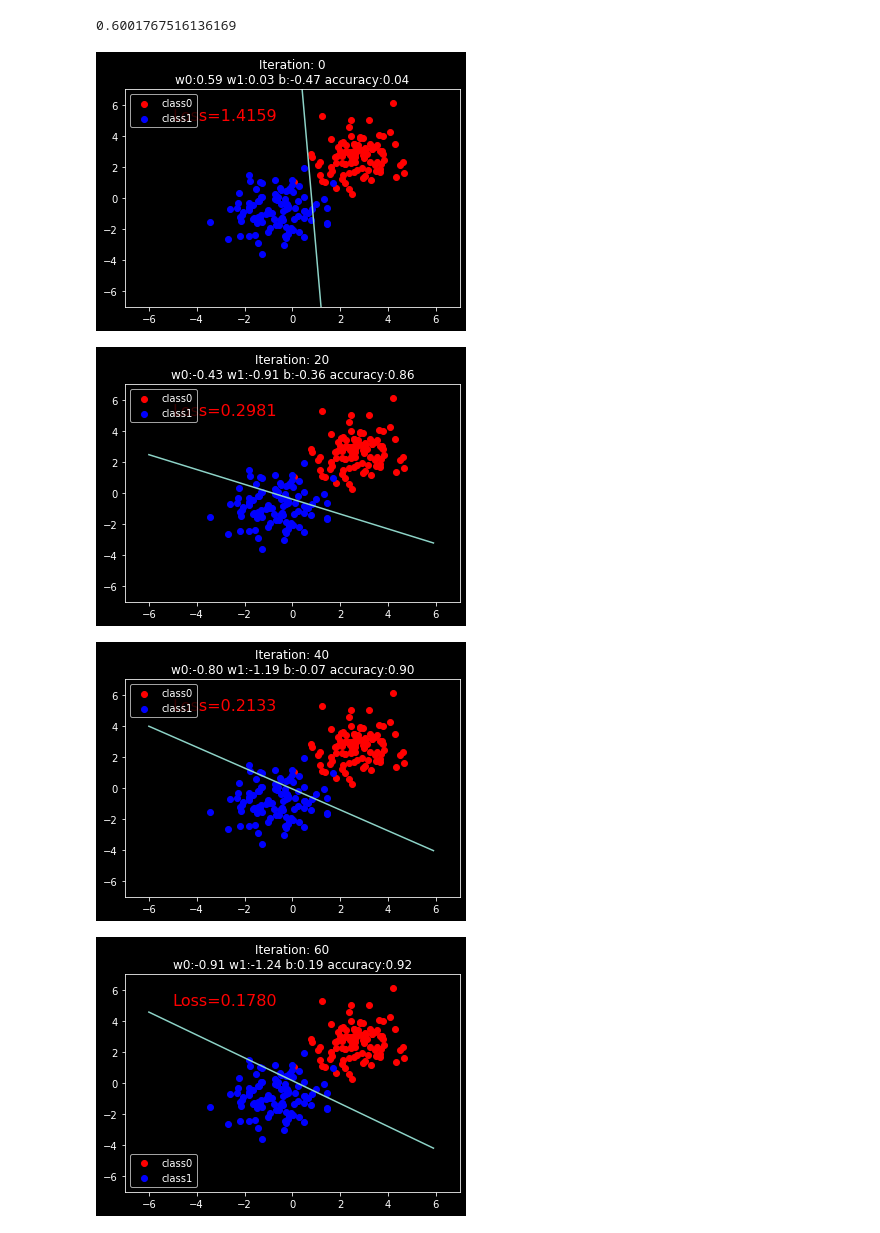
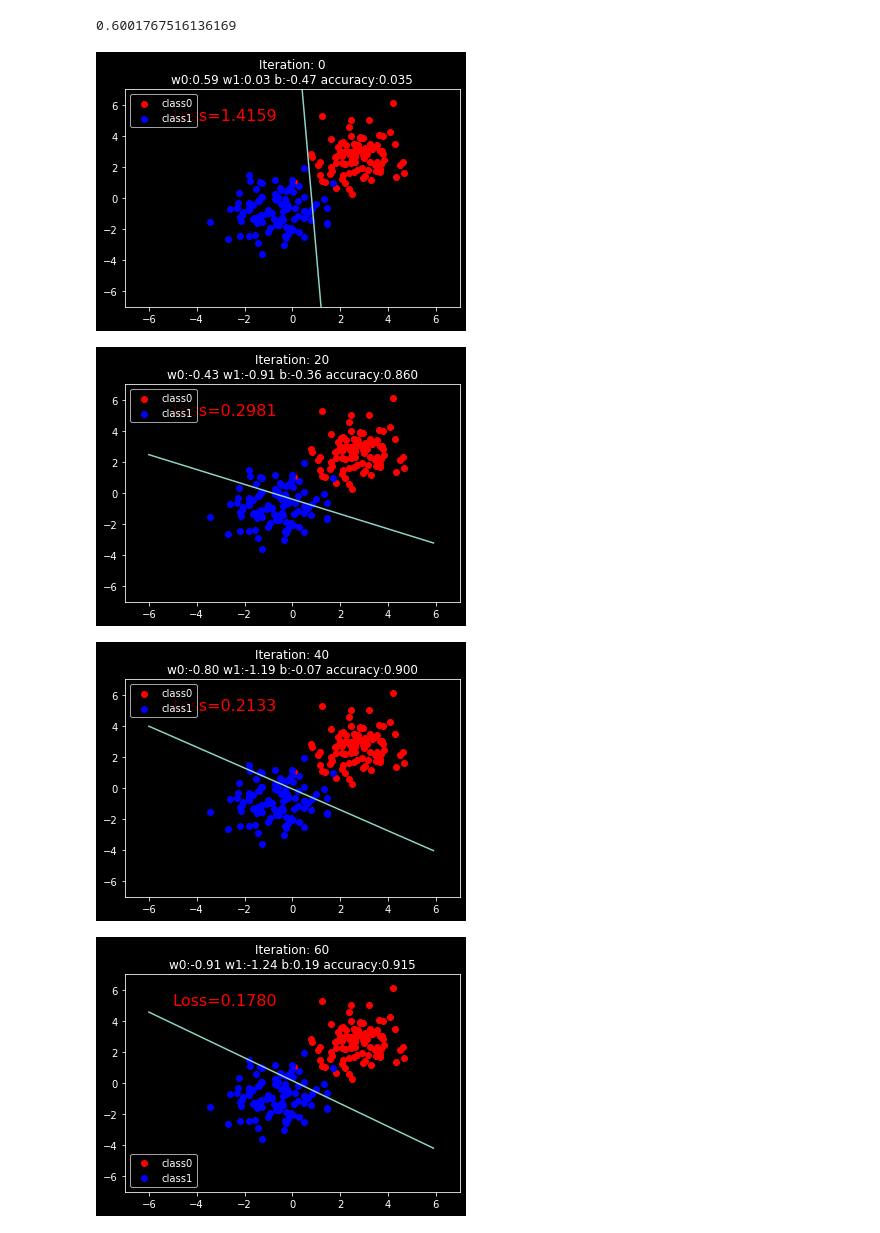
Before and after one commit to RegiusQuant/pytorch-tutorials, a Jupyter notebook: 01-06-LogisticRegression.ipynb, the cells around one changed output. Drawn from its saved outputs; the diff is of its cells as text; code cells hidden in the pictures.

```diff
--- a/01-06-LogisticRegression.ipynb
+++ b/01-06-LogisticRegression.ipynb
@@ -92,35 +94,35 @@ for iter in range(1000):
     optimizer.step()
 
     if iter % 20 == 0:
         # 计算准确率
         mask = y_pred.ge(0.5).float()
         num_correct = (mask == y_train).sum()
         accuracy = num_correct.item() / y_train.size(0)
 
         # 计算决策边界
         w0, w1 = model.linear.weight[0]
         w0, w1 = w0.item(), w1.item()
         b = model.linear.bias[0].item()
         x_plot = np.arange(-6, 6, 0.1)
         # w0 * x0 + w1 * x1 + b = 0 --> x1 = -(w0 * x0 + b) / w1
         y_plot = -(w0 * x_plot + b) / w1
 
         plt.scatter(x0.data.numpy()[:, 0], x0.data.numpy()[:, 1], c='r', label='class0')
         plt.scatter(x1.data.numpy()[:, 0], x1.data.numpy()[:, 1], c='b', label='class1')
         plt.plot(x_plot, y_plot)
 
         plt.text(-5, 5, 'Loss=%.4f' % loss.data.numpy(), fontdict={'size': 16, 'color': 'red'})
-        plt.title('Iteration: {}\nw0:{:.2f} w1:{:.2f} b:{:.2f} accuracy:{:.2f}'.format(iter, w0, w1, b, accuracy))
+        plt.title('Iteration: {}\nw0:{:.2f} w1:{:.2f} b:{:.2f} accuracy:{:.3f}'.format(iter, w0, w1, b, accuracy))
 
         plt.xlim(-7, 7)
         plt.ylim(-7, 7)
         plt.legend()
         plt.show()
 
         if accuracy > 0.98:
             break
 # %% [output]
-[figure, old version]
+[figure, new version]
-[figure, old version]
+[figure, new version]
-[figure, old version]
+[figure, new version]
-[figure, old version]
+[figure, new version]
```
Also changed, not shown: parts of 2 cells of this notebook.
